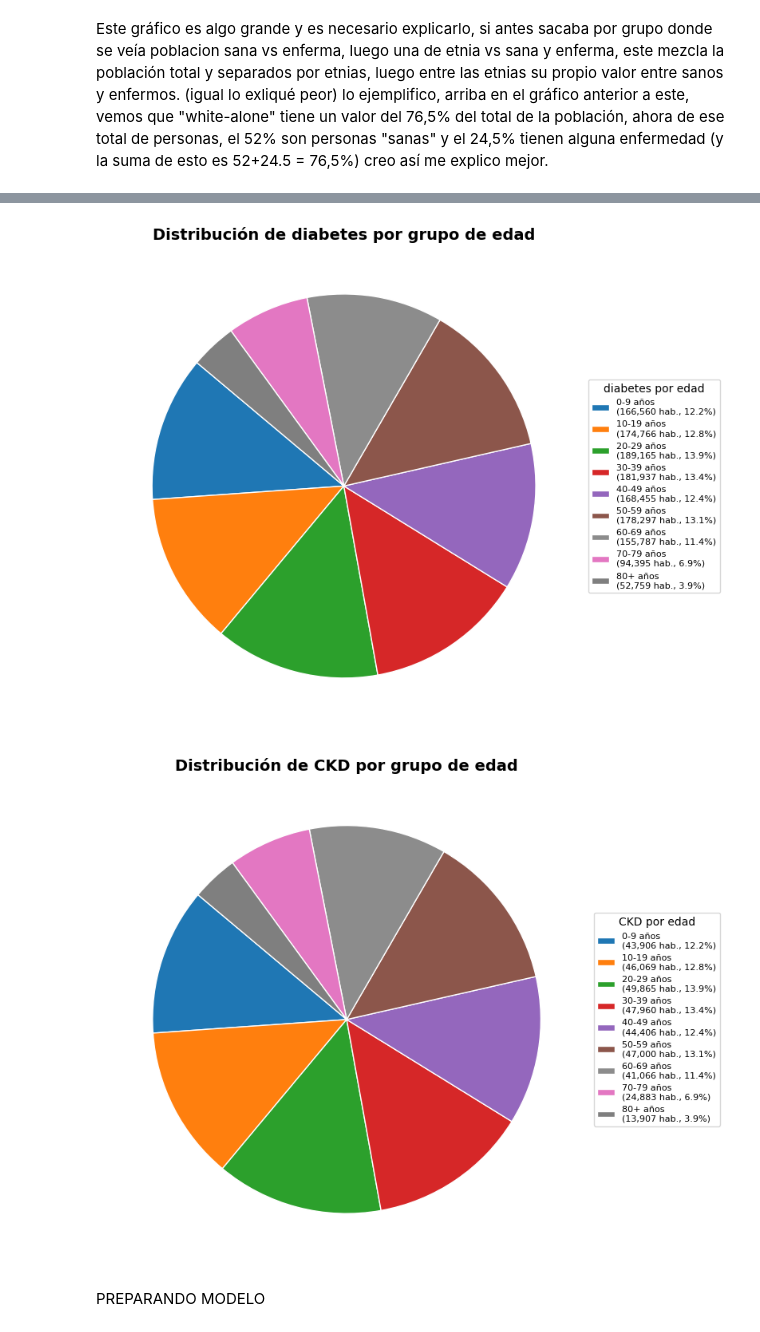
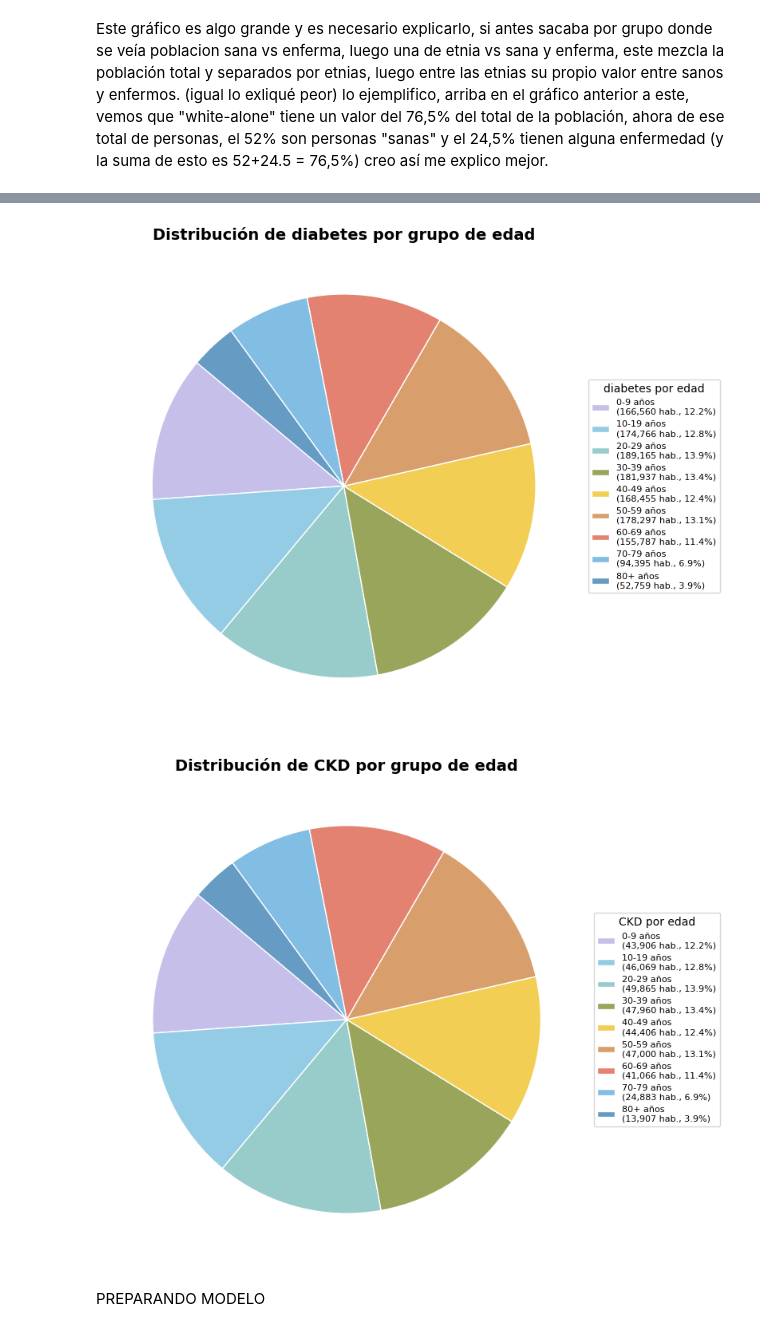
Before and after one commit to 4GeeksAcademy/Leonel_Ponce_Regresion_lineal_demographic_health, a Jupyter notebook: src/explore.ipynb, the cells around one changed output, grey strips where cells are left out. Saved outputs shown, nothing was run; the diff lists cells and outputs as text; code cells hidden in the pictures.

```diff
--- a/src/explore.ipynb
+++ b/src/explore.ipynb
@@ -741,48 +613,25 @@ plt.show()
 # %%
 
-# Enfermedades a analizar
-enfermedades = ["Obesity_prevalence", "Heart_disease_prevalence",
-                "COPD_prevalence", "diabetes_prevalence", "CKD_prevalence"]
+#Graficamos la distribución de los datos de salud por enfermedad segun la edad
+enfermedades = ["Obesity_prevalence", "Heart_disease_prevalence", "COPD_prevalence", "diabetes_prevalence", "CKD_prevalence"]
+etiquetas = ["Obesidad", "Enfermedad cardíaca", "EPOC", "Diabetes", "Enfermedad renal crónica"]
+edades = ["0-9", "10-19", "20-29", "30-39", "40-49", "50-59", "60-69", "70-79", "80+"]
 
-# Grupos de edad
-edades = ["0-9", "10-19", "20-29", "30-39", "40-49",
-          "50-59", "60-69", "70-79", "80+"]
-
-# Colores para cada grupo de edad
-base_colors = ["#1f77b4", "#ff7f0e", "#2ca02c", "#d62728", "#9467bd",
-               "#8c564b", "#8c8c8c", "#e377c2", "#7f7f7f"]
-
-# Filtrar enfermedades presentes
+base_colors = ["#c6bfea", "#95cce5", "#97ccca", "#9aa55c", "#f3ce55","#d89f6d", "#e38271", "#82bde4", "#669cc3"]
 enfermedades_presentes = [e for e in enfermedades if e in df.columns]
 
 for enf in enfermedades_presentes:
     # Prevalencia por edad
-    prevalence = df[edades].mean() * df[enf].mean()  # estimación absoluta
+    prevalence = df[edades].mean() * df[enf].mean()
     prevalence = prevalence.fillna(0)
 
     plt.figure(figsize=(8,8))
-
-    wedges, _ = plt.pie(
-        prevalence,
-        labels=None,
-        startangle=140,
-        colors=base_colors[:len(edades)],
-        wedgeprops={"linewidth":1, "edgecolor":"white"}
-    )
+    wedges, _ = plt.pie(prevalence, labels=None, startangle=140, colors=base_colors[:len(edades)], wedgeprops={"linewidth":1, "edgecolor":"white"})
 
     total = prevalence.sum()
-    legend_labels = [f"{edad} años\n({prevalence[edad]:,.0f} hab., {prevalence[edad]/total*100:.1f}%)"
-                     for edad in edades]
+    legend_labels = [f"{edad} años\n({prevalence[edad]:,.0f} hab., {prevalence[edad]/total*100:.1f}%)" for edad in edades]
 
-    plt.legend(
-        wedges,
-        legend_labels,
-        title=f"{enf.replace('_prevalence','')} por edad",
-        bbox_to_anchor=(1, 0.5),
-        loc="center left",
-        fontsize=8
-    )
-
+    plt.legend(wedges, legend_labels, title=f"{enf.replace('_prevalence','')} por edad", bbox_to_anchor=(1, 0.5), loc="center left", fontsize=8)
     plt.title(f"Distribución de {enf.replace('_prevalence','')} por grupo de edad", fontsize=14, fontweight="bold")
     plt.tight_layout()
     plt.show()
@@ -792,5 +641,5 @@ for enf in enfermedades_presentes:
-[figure, old version]
+[figure, new version]
-[figure, old version]
+[figure, new version]
 # %% [markdown]
 PREPARANDO MODELO
 # %%
```
Also changed, not shown: parts of 24 cells of this notebook.
